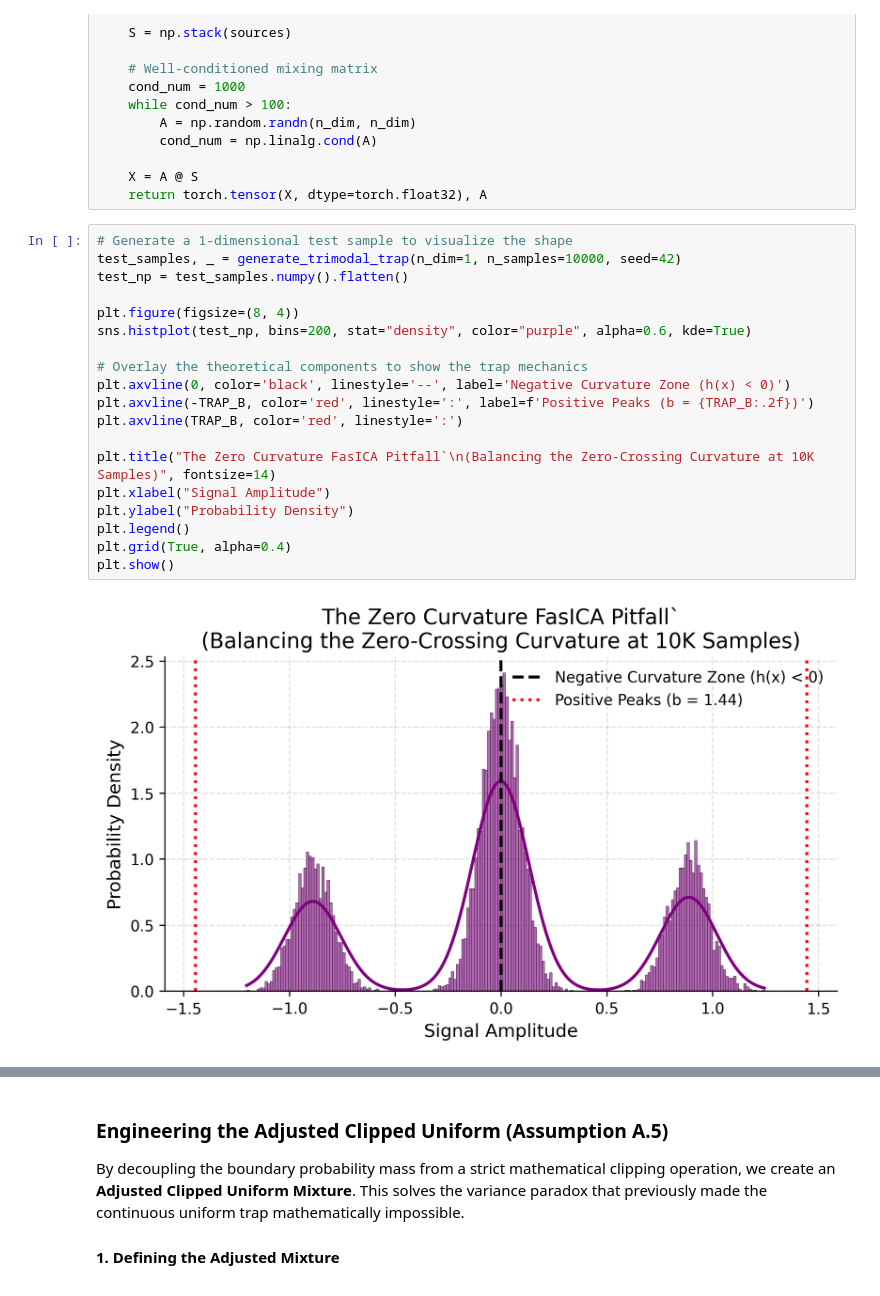
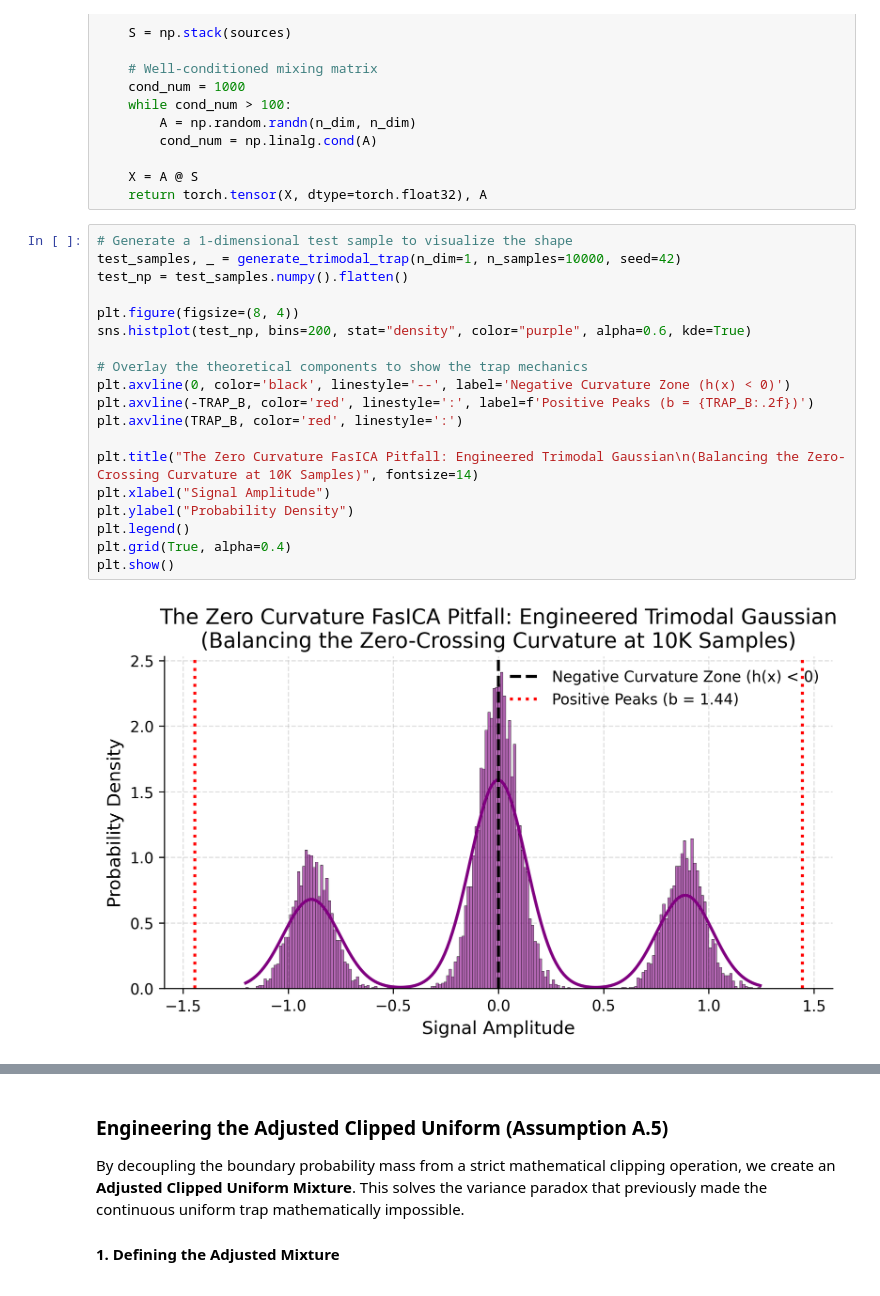
Before and after one commit to ashutoshjha3103/ot_in_linear_ica, a Jupyter notebook: exp/FastICA_failure_modes_vs_OT_ICA.ipynb, the cells around one changed output, grey strips where cells are left out. Drawn from its saved outputs; the diff is of its cells as text.

```diff
--- a/exp/FastICA_failure_modes_vs_OT_ICA.ipynb
+++ b/exp/FastICA_failure_modes_vs_OT_ICA.ipynb
@@ -372,21 +372,21 @@ def generate_trimodal_trap(n_dim, n_samples, seed=None):
 # %%
 # Generate a 1-dimensional test sample to visualize the shape
 test_samples, _ = generate_trimodal_trap(n_dim=1, n_samples=10000, seed=42)
 test_np = test_samples.numpy().flatten()
 
 plt.figure(figsize=(8, 4))
 sns.histplot(test_np, bins=200, stat="density", color="purple", alpha=0.6, kde=True)
 
 # Overlay the theoretical components to show the trap mechanics
 plt.axvline(0, color='black', linestyle='--', label='Negative Curvature Zone (h(x) < 0)')
 plt.axvline(-TRAP_B, color='red', linestyle=':', label=f'Positive Peaks (b = {TRAP_B:.2f})')
 plt.axvline(TRAP_B, color='red', linestyle=':')
 
-plt.title("The Zero Curvature FasICA Pitfall`\n(Balancing the Zero-Crossing Curvature at 10K Samples)", fontsize=14)
+plt.title("The Zero Curvature FasICA Pitfall: Engineered Trimodal Gaussian\n(Balancing the Zero-Crossing Curvature at 10K Samples)", fontsize=14)
 plt.xlabel("Signal Amplitude")
 plt.ylabel("Probability Density")
 plt.legend()
 plt.grid(True, alpha=0.4)
 plt.show()
 # %% [output]
-[figure, old version]
+[figure, new version]
```
Also changed, not shown: parts of 19 cells of this notebook, 19 other files.
